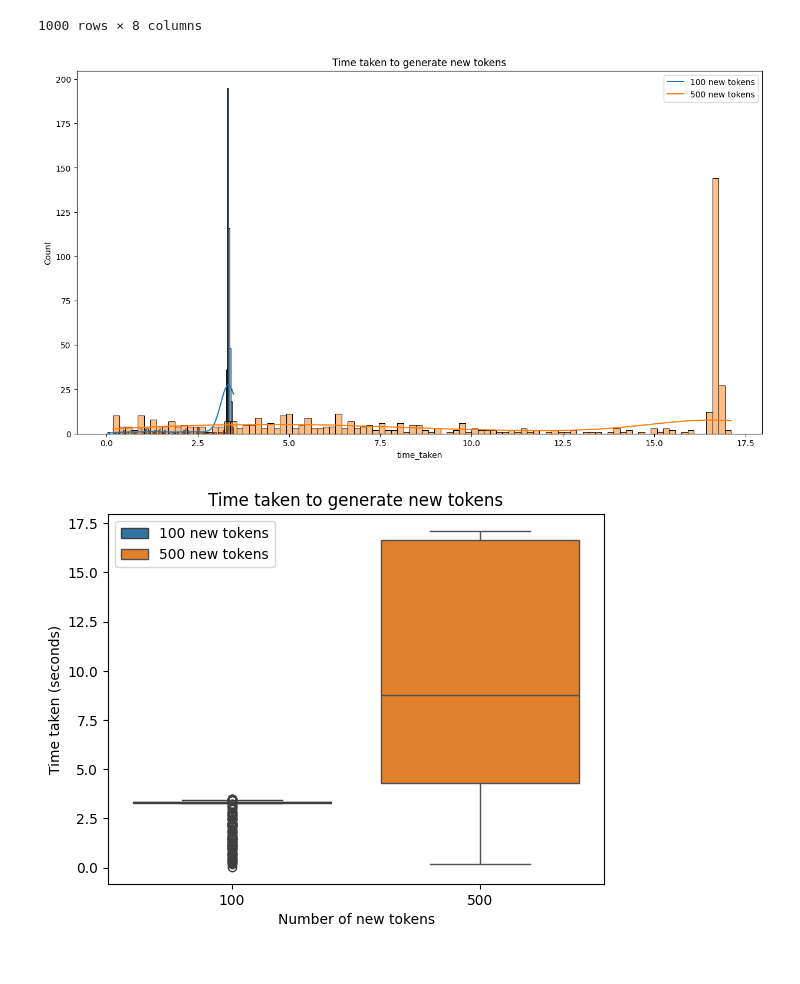
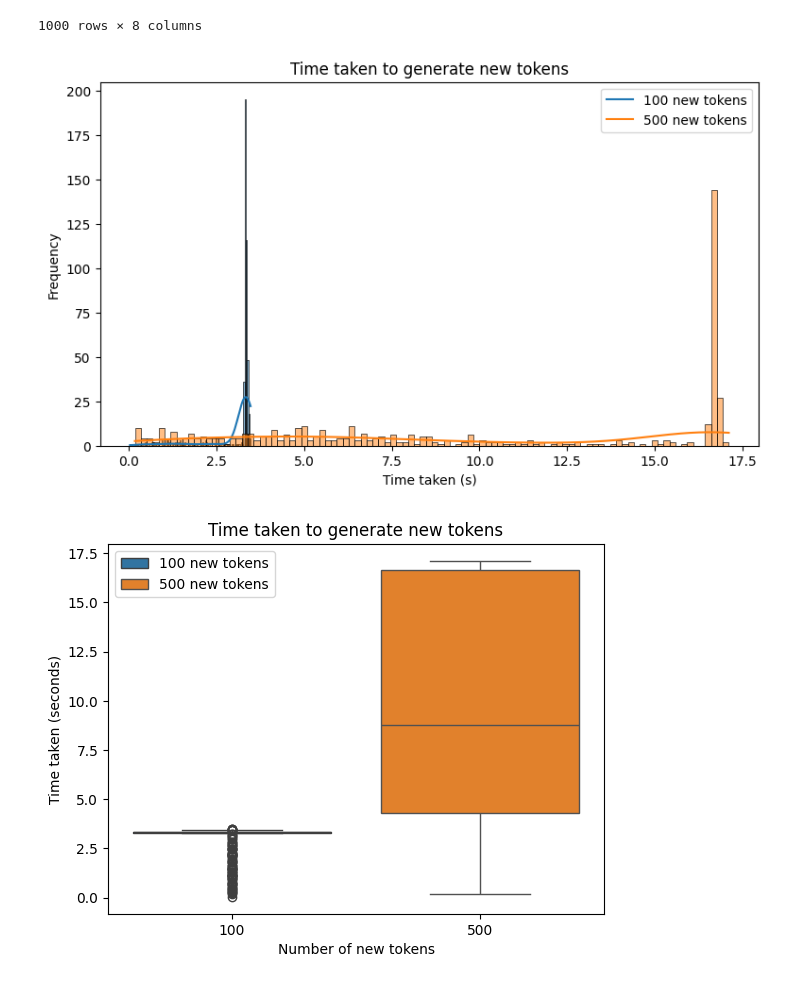
Before and after one commit to darmangerd/llama3-scheduling, a Jupyter notebook: JobTime.ipynb, the cells around one changed output. Saved outputs shown, nothing was run; the diff lists cells and outputs as text; code cells hidden in the pictures.

```diff
--- a/JobTime.ipynb
+++ b/JobTime.ipynb
@@ -20,20 +20,22 @@ df
 # %%
 import seaborn as sns
 import matplotlib.pyplot as plt
 
 df_100 = df[df['max_new_tokens'] == 100]
 df_500 = df[df['max_new_tokens'] == 500]
 
-plt.figure(figsize=(15, 8))
+plt.figure(figsize=(9, 5))
 
 sns.histplot(df_100, x='time_taken', bins=100, kde=True, legend=True)
 sns.histplot(df_500, x='time_taken', bins=100, kde=True, legend=True)
 
 plt.title('Time taken to generate new tokens')
 plt.legend(['100 new tokens', '500 new tokens'])
+plt.xlabel('Time taken (s)')
+plt.ylabel('Frequency')
 plt.show()
 # %% [output]
-[figure, old version]
+[figure, new version]
 # %%
 sns.boxplot(data=df_100, x='max_new_tokens', y='time_taken')
 sns.boxplot(data=df_500, x='max_new_tokens', y='time_taken')
```
Also changed, not shown: parts of 18 cells of this notebook, 16 other files.
